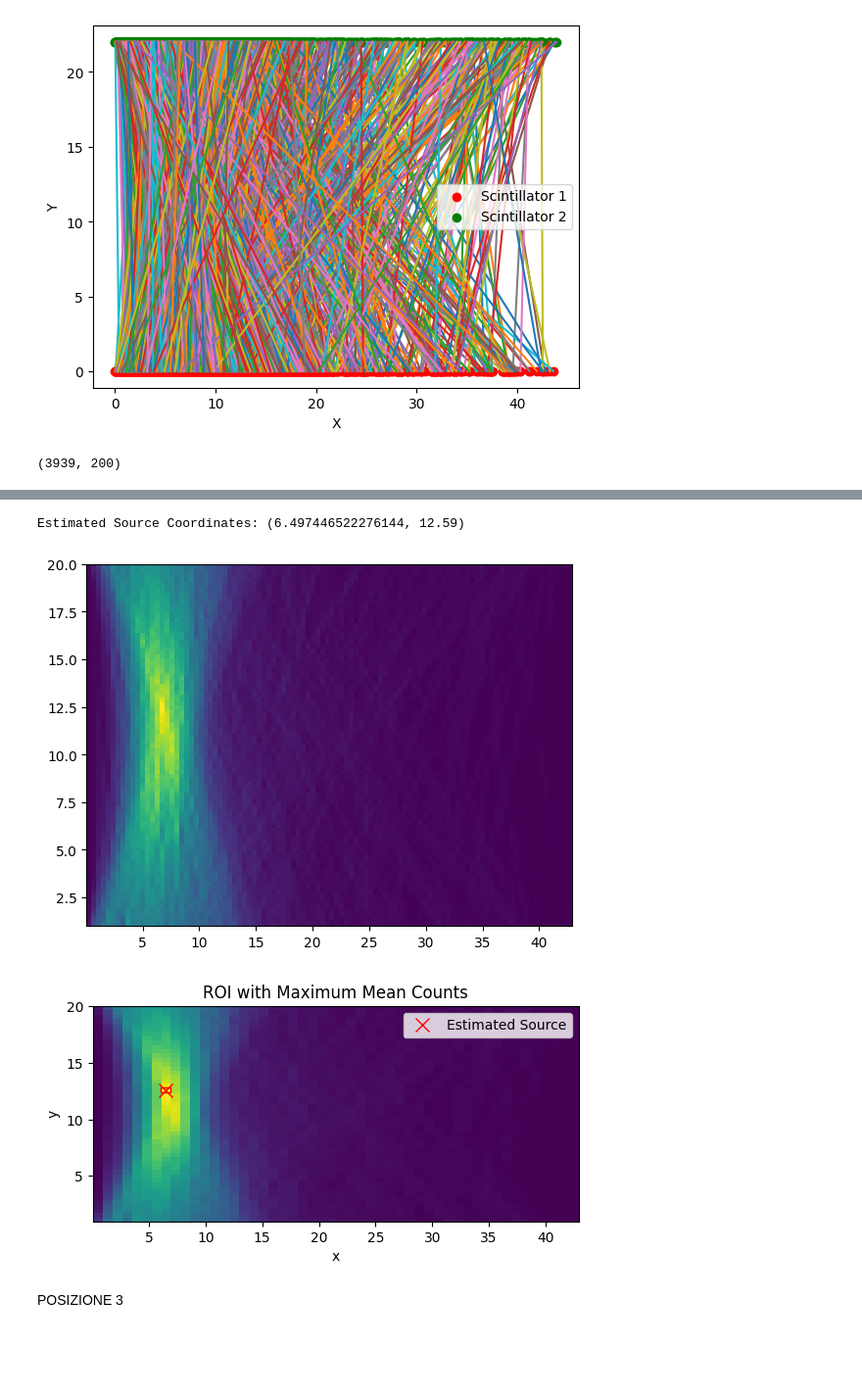
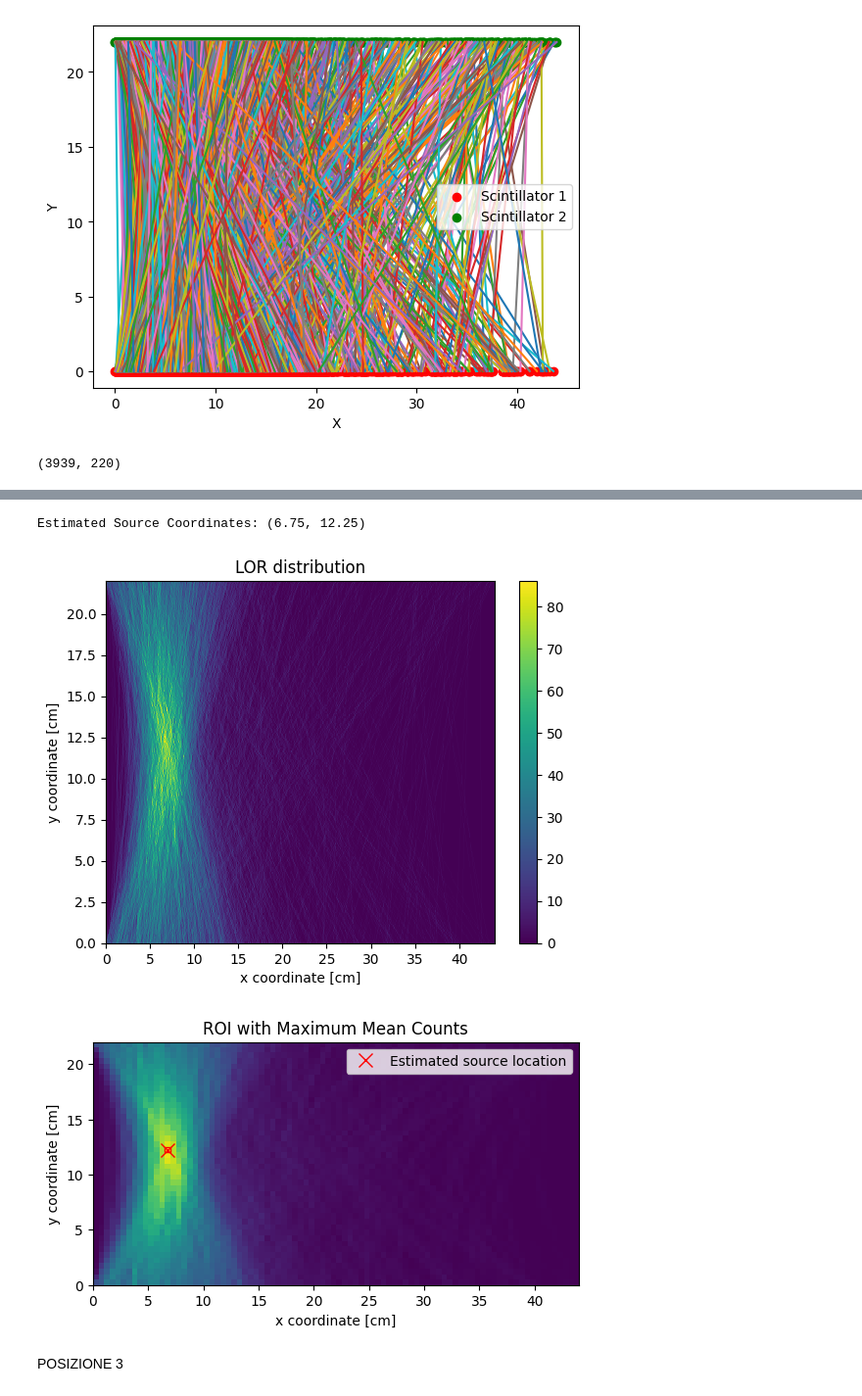
Before and after one commit to francescouni0/FisMedLab, a Jupyter notebook: Plastici/Acquisizione Na-22 Esperienza Scintillatori-20230427T155444Z-001/Acquisizione Na-22 Esperienza Scintillatori/posLOR.ipynb, the cells around one changed output, grey strips where cells are left out. Shown at 98% size. Cells and saved outputs as stored; diff of their text form; code cells hidden in the pictures; blank space fills up the shorter version.

```diff
--- a/Plastici/Acquisizione Na-22 Esperienza Scintillatori-20230427T155444Z-001/Acquisizione Na-22 Esperienza Scintillatori/posLOR.ipynb
+++ b/Plastici/Acquisizione Na-22 Esperienza Scintillatori-20230427T155444Z-001/Acquisizione Na-22 Esperienza Scintillatori/posLOR.ipynb
@@ -107,7 +108,7 @@ plt.show()
 from shapely.geometry import LineString
 from shapely import get_x
 
-y=np.linspace(1,22,200)
+y=np.linspace(0,22,220)
 distry=np.zeros((len(x2_filtered),len(y)))
 print(np.shape(distry))
 for j in range(len(y)):
@@ -259,7 +281,7 @@ plt.show()
 from shapely.geometry import LineString
 from shapely import get_x
 
-y=np.linspace(1,22,200)
+y=np.linspace(0,22,220)
 distry=np.zeros((len(x2_filtered),len(y)))
 print(np.shape(distry))
 for j in range(len(y)):
@@ -269,9 +291,9 @@ for j in range(len(y)):
        x=get_x((line1.intersection(line2)))
        distry[i,j]=x
 # %% [output]
-(3939, 200)
+(3939, 220)
 # %%
-y=np.linspace(1,22,200)
+y = np.linspace(0,22,distry.shape[1])
 
 x_flattened = distry.flatten()
 y_flattened = np.tile(y, distry.shape[0])
@@ -280,7 +302,7 @@ mask = ~np.isnan(x_flattened)
 x_filtered1 = x_flattened[mask]
 y_filtered1 = y_flattened[mask]
 
-plt.hist2d(x_filtered1, y_filtered1, bins=100, cmap='viridis')
+plt.hist2d(x_filtered1, y_filtered1, bins=[440,220], cmap='viridis')
 
 plt.colorbar()
 
@@ -289,49 +311,75 @@ plt.ylabel('Y')
 
 plt.show()
 
-num_bins = 100
-spatial_resolution = 10
 
-histogram, xedges, yedges, _ = plt.hist2d(x_filtered1, y_filtered1, bins=num_bins, cmap='viridis')
+# Step 1: Define the number of bins and spatial resolution
+num_bins = [440,220]
+spatial_resolution = 1 # Assuming unit spatial resolution for now
 
+# Step 2: Create 2D histogram using plt.hist2d
+histogram, xedges, yedges, _ = plt.hist2d(x_filtered1, y_filtered1, bins=num_bins, range=[[0, 44], [0, 22]], cmap='viridis')
+plt.colorbar()
+plt.xlabel('x coordinate [cm]')
+plt.ylabel('y coordinate [cm]')
+
+# Step 3: Calculate the mean counts for each bin
 bin_counts = histogram.flatten()
 bin_indices = np.arange(len(bin_counts))
 mean_counts = bin_counts / np.sum(bin_counts)
 
+# Step 4: Reshape the mean counts array to match the histogram shape
 mean_counts = mean_counts.reshape(histogram.shape)
 
-x_min = np.min(x_filtered1)
-x_max = np.max(x_filtered1)
-y_min = np.min(y_filtered1)
-y_max = np.max(y_filtered1)
-roi_num_bins = 50  # Number of bins for the ROI
-roi_xbins = np.linspace(x_min, x_max, roi_num_bins + 1)
-roi_ybins = np.linspace(y_min, y_max, roi_num_bins + 1)
+# Step 5: Define the ROI bins
+#x_min = np.min(x_filtered1)
+x_min = 0
+#x_max = np.max(x_filtered1)
+x_max = 44
+#y_min = np.min(y_filtered1)
+y_min = 0
+#y_max = np.max(y_filtered1)
+y_max = 22
 
-roi_histogram, _, _ = np.histogram2d(x_filtered1, y_filtered1, bins=[roi_xbins, roi_ybins])
+#roi_num_bins = [44,22]  # Number of bins for the ROI
+roi_num_bins_x = 88
+roi_num_bins_y = 44
+roi_xbins = np.linspace(x_min, x_max, roi_num_bins_x + 1)
+roi_ybins = np.linspace(y_min, y_max, roi_num_bins_y + 1)
 
+# Step 6: Calculate the histogram for each ROI
+plt.figure
+roi_histogram, _, _ = np.histogram2d(x_filtered1, y_filtered1, bins=[roi_xbins, roi_ybins], range=[[0, 44], [0, 22]])
+plt.title('LOR distribution')
+
+# Step 7: Calculate the mean counts for each ROI
 roi_counts = np.sum(roi_histogram)
 mean_counts_roi = roi_histogram / roi_counts
 
+# Step 8: Find the ROI with the maximum mean count
 max_mean_counts_index = np.unravel_index(np.argmax(mean_counts_roi), mean_counts_roi.shape)
 
+# Step 9: Convert bin indices to source coordinates within the ROI
 i, j = max_mean_counts_index
 x_coord = (roi_xbins[i] + roi_xbins[i+1]) / 2
 y_coord = (roi_ybins[j] + roi_ybins[j+1]) / 2
 
+# Print the found coordinates
 print("Estimated Source Coordinates: ({}, {})".format(x_coord, y_coord))
 
+# Optional: Visualize the ROI with the maximum mean counts and the bin with the maximum count highlighted
 plt.figure()
 plt.imshow(mean_counts_roi.T, origin='lower', extent=[x_min, x_max, y_min, y_max], cmap='viridis')
 
+# Highlight the bin with the maximum count
 rect = plt.Rectangle((roi_xbins[i], roi_ybins[j]), np.diff(roi_xbins)[0], np.diff(roi_ybins)[0],
                      linewidth=1, edgecolor='red', facecolor='none')
 plt.gca().add_patch(rect)
 
-plt.plot(x_coord, y_coord, 'rx', markersize=10, label='Estimated Source')
+# Plot the estimated source coordinates
+plt.plot(x_coord, y_coord, 'rx', markersize=10, label='Estimated source location')
 
-plt.xlabel('x')
-plt.ylabel('y')
+plt.xlabel('x coordinate [cm]')
+plt.ylabel('y coordinate [cm]')
 plt.title('ROI with Maximum Mean Counts')
 plt.legend()
 plt.show()
@@ -340,6 +388,6 @@ plt.show()
-Estimated Source Coordinates: (6.497446522276144, 12.59)
+Estimated Source Coordinates: (6.75, 12.25)
-[figure, old version]
+[figure, new version]
-[figure, old version]
+[figure, new version]
 # %% [markdown]
 POSIZIONE 3
 # %%
```
Also changed, not shown: parts of 9 cells of this notebook.
